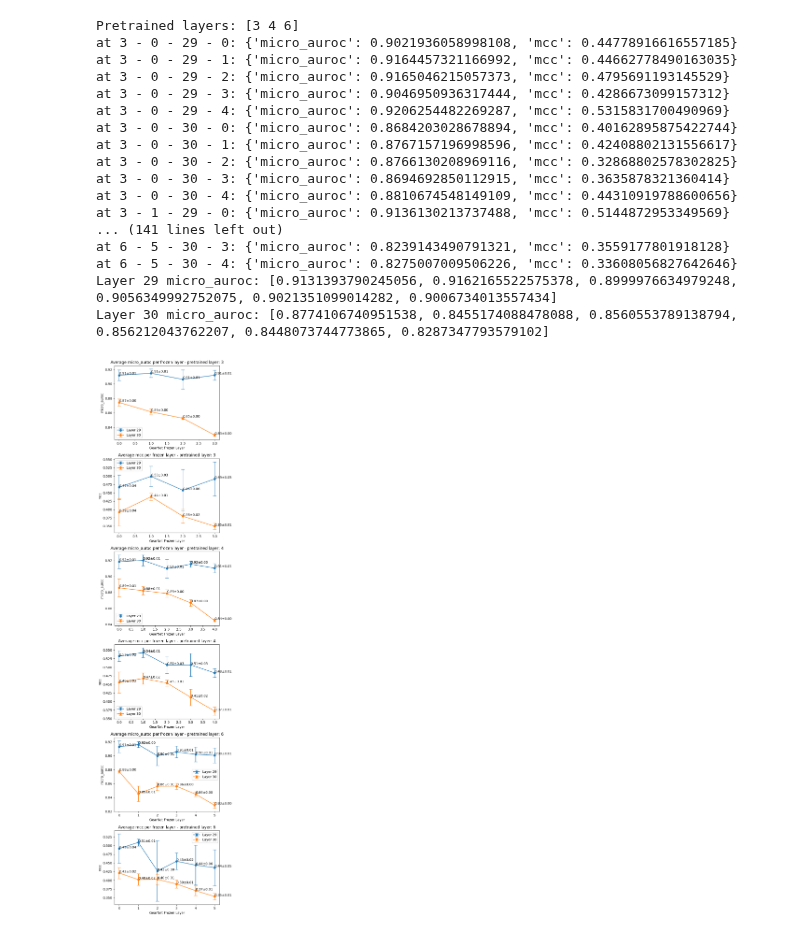
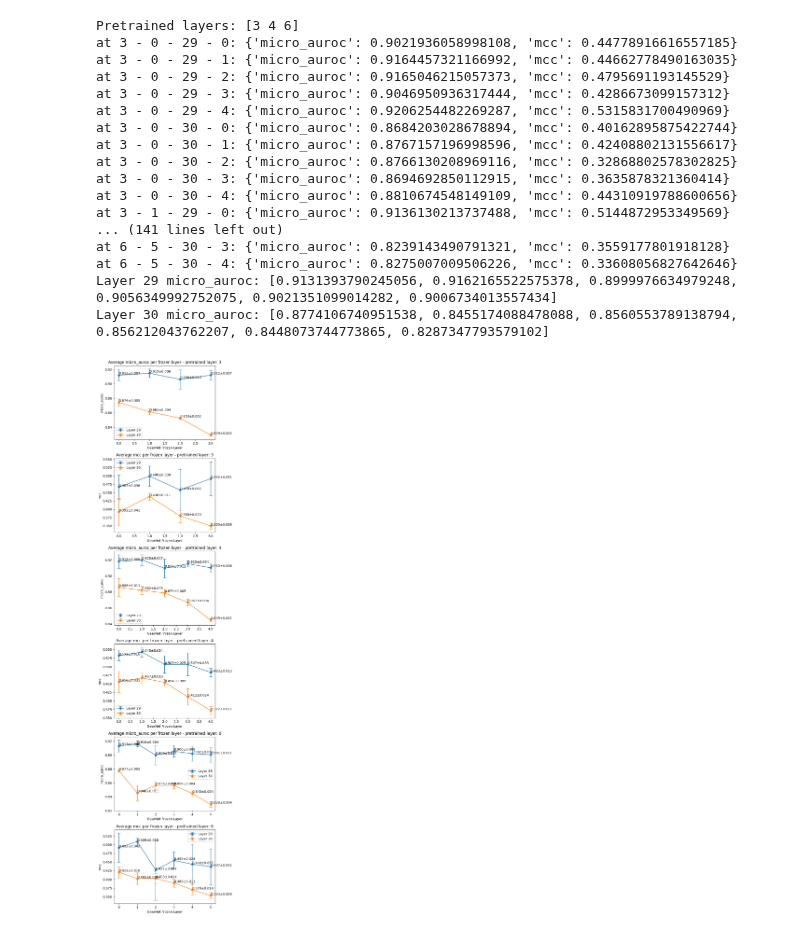
Before and after one commit to dlwocks31/atpbind, a Jupyter notebook: lmg_pretrained_pipeline.ipynb, the cells around one changed output. Drawn from its saved outputs; the diff is of its cells as text; code cells hidden in the pictures.

```diff
--- a/lmg_pretrained_pipeline.ipynb
+++ b/lmg_pretrained_pipeline.ipynb
@@ -49,7 +49,7 @@ for i, pretrained_layer in enumerate(pretrained_layers):
                     yerr=std_metrics[bert_freeze_layer]['micro_auroc'], fmt='-o', capsize=5, label=f"Layer {bert_freeze_layer}")
         print(f'Layer {bert_freeze_layer} micro_auroc: {avg_metrics[bert_freeze_layer]["micro_auroc"]}')
         for layer, avg, std in zip(gearnet_freeze_layers, avg_metrics[bert_freeze_layer]['micro_auroc'], std_metrics[bert_freeze_layer]['micro_auroc']):
-            axs1.text(layer, avg + 0.001, f'{avg:.2f}±{std:.2f}')
+            axs1.text(layer, avg + 0.001, f'{avg:.3f}±{std:.3f}')
     axs1.set_title('Average micro_auroc per frozen layer - pretrained layer: ' + str(pretrained_layer))
     axs1.set_xlabel('GearNet Frozen Layer')
     axs1.set_ylabel('micro_auroc')
@@ -60,32 +60,32 @@ for i, pretrained_layer in enumerate(pretrained_layers):
     for bert_freeze_layer in range(29, 31):
         axs2.errorbar(gearnet_freeze_layers, avg_metrics[bert_freeze_layer]['mcc'],
                     yerr=std_metrics[bert_freeze_layer]['mcc'], fmt='-o', capsize=5, label=f"Layer {bert_freeze_layer}")
 
         for layer, avg, std in zip(gearnet_freeze_layers, avg_metrics[bert_freeze_layer]['mcc'], std_metrics[bert_freeze_layer]['mcc']):
-            axs2.text(layer, avg + 0.001, f'{avg:.2f}±{std:.2f}')
+            axs2.text(layer, avg + 0.001, f'{avg:.3f}±{std:.3f}')
     axs2.set_title('Average mcc per frozen layer - pretrained layer: ' + str(pretrained_layer))
     axs2.set_xlabel('GearNet Frozen Layer')
     axs2.set_ylabel('mcc')
     axs2.legend()
 
 plt.tight_layout()
 plt.show()
 # %% [output]
 Pretrained layers: [3 4 6]
 at 3 - 0 - 29 - 0: {'micro_auroc': 0.9021936058998108, 'mcc': 0.44778916616557185}
 at 3 - 0 - 29 - 1: {'micro_auroc': 0.9164457321166992, 'mcc': 0.44662778490163035}
 at 3 - 0 - 29 - 2: {'micro_auroc': 0.9165046215057373, 'mcc': 0.4795691193145529}
 at 3 - 0 - 29 - 3: {'micro_auroc': 0.9046950936317444, 'mcc': 0.4286673099157312}
 at 3 - 0 - 29 - 4: {'micro_auroc': 0.9206254482269287, 'mcc': 0.5315831700490969}
 at 3 - 0 - 30 - 0: {'micro_auroc': 0.8684203028678894, 'mcc': 0.40162895875422744}
 at 3 - 0 - 30 - 1: {'micro_auroc': 0.8767157196998596, 'mcc': 0.42408802131556617}
 at 3 - 0 - 30 - 2: {'micro_auroc': 0.8766130208969116, 'mcc': 0.32868802578302825}
 at 3 - 0 - 30 - 3: {'micro_auroc': 0.8694692850112915, 'mcc': 0.3635878321360414}
 at 3 - 0 - 30 - 4: {'micro_auroc': 0.8810674548149109, 'mcc': 0.44310919788600656}
 at 3 - 1 - 29 - 0: {'micro_auroc': 0.9136130213737488, 'mcc': 0.5144872953349569}
 ... (141 lines left out)
 at 6 - 5 - 30 - 3: {'micro_auroc': 0.8239143490791321, 'mcc': 0.3559177801918128}
 at 6 - 5 - 30 - 4: {'micro_auroc': 0.8275007009506226, 'mcc': 0.33608056827642646}
 Layer 29 micro_auroc: [0.9131393790245056, 0.9162165522575378, 0.8999976634979248, 0.9056349992752075, 0.9021351099014282, 0.9006734013557434]
 Layer 30 micro_auroc: [0.8774106740951538, 0.8455174088478088, 0.8560553789138794, 0.856212043762207, 0.8448073744773865, 0.8287347793579102]
-[figure, old version]
+[figure, new version]
```
Also changed, not shown: 4 other files.
